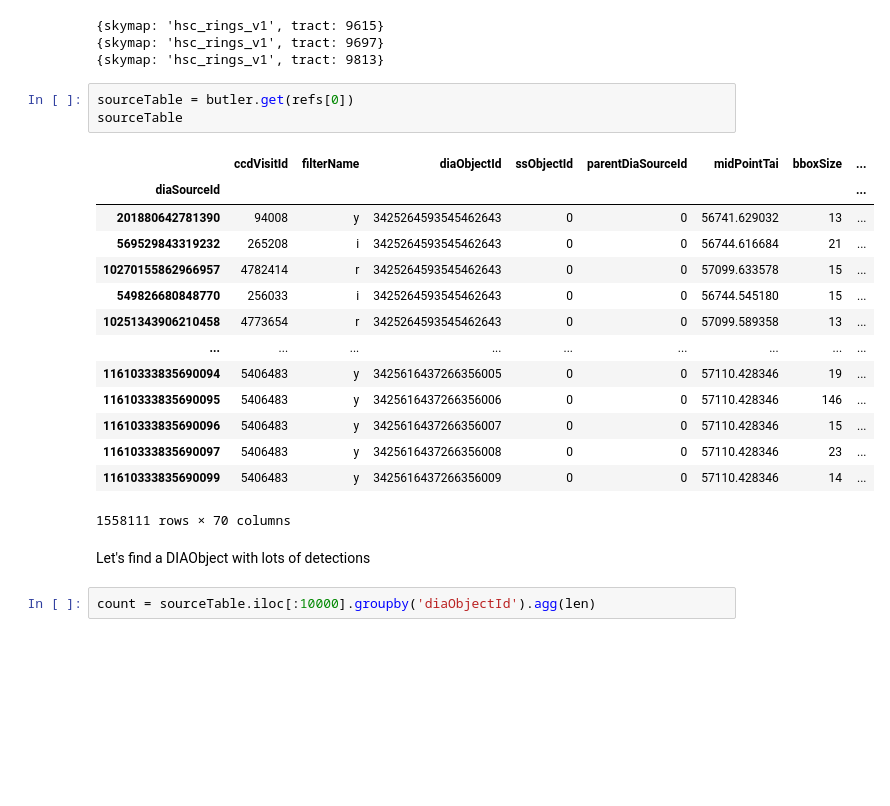
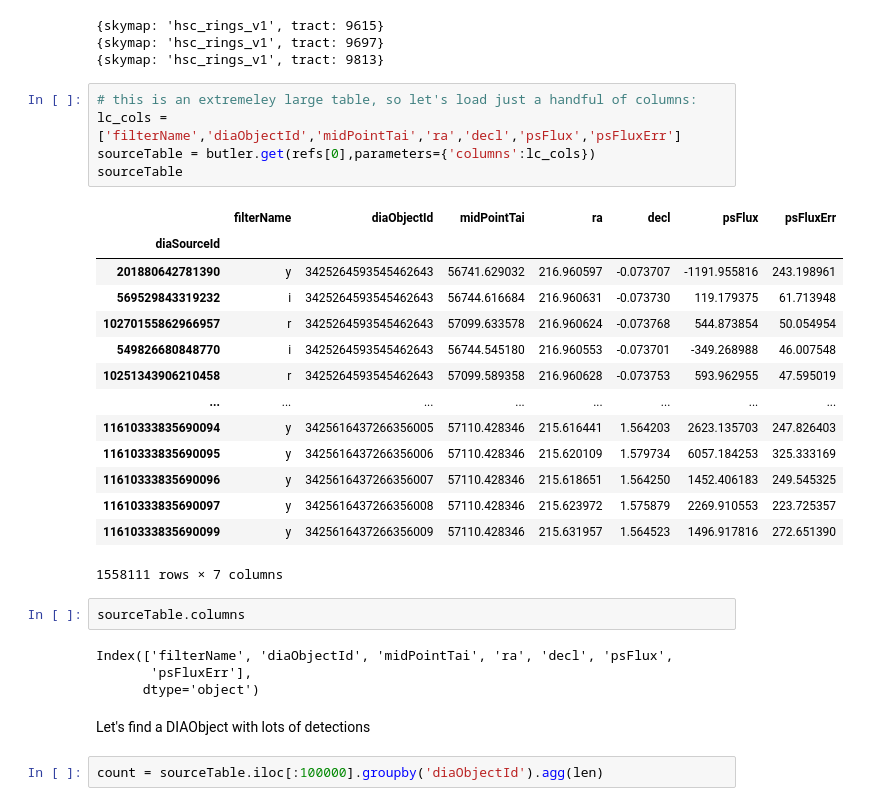
Before and after one commit to lsst-dm/analysis_tools_examples, a Jupyter notebook: timeseries_analysis_demo.ipynb, the cells around one changed output. Saved outputs shown, nothing was run; the diff lists cells and outputs as text; blank space fills up the shorter version.

```diff
--- a/timeseries_analysis_demo.ipynb
+++ b/timeseries_analysis_demo.ipynb
@@ -140,27 +149,35 @@ for ref in refs: print(ref.dataId.full)
 {skymap: 'hsc_rings_v1', tract: 9697}
 {skymap: 'hsc_rings_v1', tract: 9813}
 # %%
-sourceTable = butler.get(refs[0])
+# this is an extremeley large table, so let's load just a handful of columns:
+lc_cols = ['filterName','diaObjectId','midPointTai','ra','decl','psFlux','psFluxErr']
+sourceTable = butler.get(refs[0],parameters={'columns':lc_cols})
 sourceTable
 # %% [output]
-|  | ccdVisitId | filterName | diaObjectId | ssObjectId | parentDiaSourceId | midPointTai | bboxSize | ... |
-| diaSourceId |  |  |  |  |  |  |  | ... |
-| 201880642781390 | 94008 | y | 3425264593545462643 | 0 | 0 | 56741.629032 | 13 | ... |
-| 569529843319232 | 265208 | i | 3425264593545462643 | 0 | 0 | 56744.616684 | 21 | ... |
-| 10270155862966957 | 4782414 | r | 3425264593545462643 | 0 | 0 | 57099.633578 | 15 | ... |
-| 549826680848770 | 256033 | i | 3425264593545462643 | 0 | 0 | 56744.545180 | 15 | ... |
-| 10251343906210458 | 4773654 | r | 3425264593545462643 | 0 | 0 | 57099.589358 | 13 | ... |
-| ... | ... | ... | ... | ... | ... | ... | ... | ... |
-| 11610333835690094 | 5406483 | y | 3425616437266356005 | 0 | 0 | 57110.428346 | 19 | ... |
-| 11610333835690095 | 5406483 | y | 3425616437266356006 | 0 | 0 | 57110.428346 | 146 | ... |
-| 11610333835690096 | 5406483 | y | 3425616437266356007 | 0 | 0 | 57110.428346 | 15 | ... |
-| 11610333835690097 | 5406483 | y | 3425616437266356008 | 0 | 0 | 57110.428346 | 23 | ... |
-| 11610333835690099 | 5406483 | y | 3425616437266356009 | 0 | 0 | 57110.428346 | 14 | ... |
+|  | filterName | diaObjectId | midPointTai | ra | decl | psFlux | psFluxErr |
+| diaSourceId |  |  |  |  |  |  |  |
+| 201880642781390 | y | 3425264593545462643 | 56741.629032 | 216.960597 | -0.073707 | -1191.955816 | 243.198961 |
+| 569529843319232 | i | 3425264593545462643 | 56744.616684 | 216.960631 | -0.073730 | 119.179375 | 61.713948 |
+| 10270155862966957 | r | 3425264593545462643 | 57099.633578 | 216.960624 | -0.073768 | 544.873854 | 50.054954 |
+| 549826680848770 | i | 3425264593545462643 | 56744.545180 | 216.960553 | -0.073701 | -349.268988 | 46.007548 |
+| 10251343906210458 | r | 3425264593545462643 | 57099.589358 | 216.960628 | -0.073753 | 593.962955 | 47.595019 |
+| ... | ... | ... | ... | ... | ... | ... | ... |
+| 11610333835690094 | y | 3425616437266356005 | 57110.428346 | 215.616441 | 1.564203 | 2623.135703 | 247.826403 |
+| 11610333835690095 | y | 3425616437266356006 | 57110.428346 | 215.620109 | 1.579734 | 6057.184253 | 325.333169 |
+| 11610333835690096 | y | 3425616437266356007 | 57110.428346 | 215.618651 | 1.564250 | 1452.406183 | 249.545325 |
+| 11610333835690097 | y | 3425616437266356008 | 57110.428346 | 215.623972 | 1.575879 | 2269.910553 | 223.725357 |
+| 11610333835690099 | y | 3425616437266356009 | 57110.428346 | 215.631957 | 1.564523 | 1496.917816 | 272.651390 |
-1558111 rows × 70 columns
+1558111 rows × 7 columns
+# %%
+sourceTable.columns
+# %% [output]
+Index(['filterName', 'diaObjectId', 'midPointTai', 'ra', 'decl', 'psFlux',
+       'psFluxErr'],
+      dtype='object')
 # %% [markdown]
 Let's find a DIAObject with lots of detections
 # %%
-count = sourceTable.iloc[:10000].groupby('diaObjectId').agg(len)
+count = sourceTable.iloc[:100000].groupby('diaObjectId').agg(len)
 # %%
 count.iloc[count['filterName'].argmax()]
 # %% [output]
```
Also changed, not shown: parts of 24 cells of this notebook.
